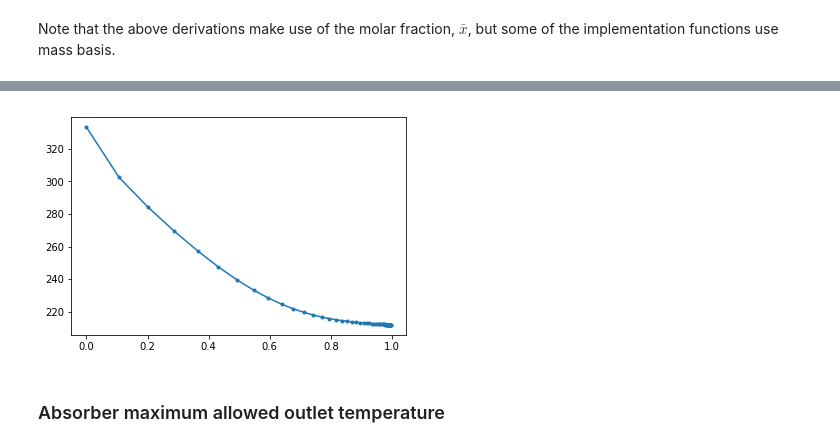
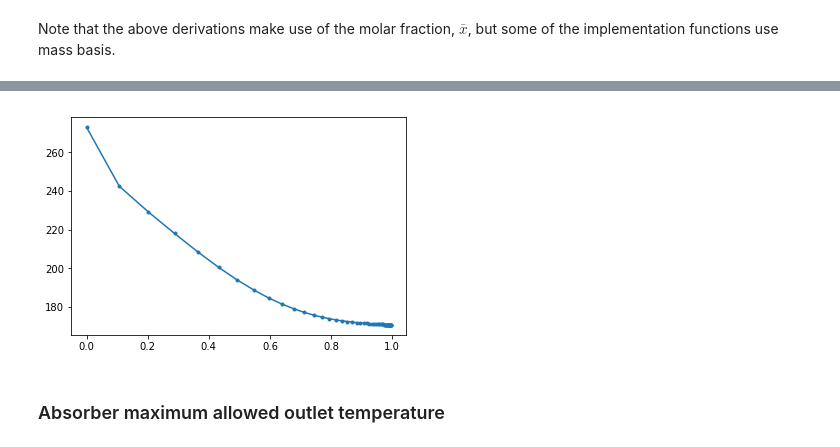
Before and after one commit to nfette/openACHP, a Jupyter notebook: src/Feasibility of ammonia-aqua chiller.ipynb, the cells around one changed output, grey strips where cells are left out. Saved outputs shown, nothing was run; the diff lists cells and outputs as text; code cells hidden in the pictures.

```diff
--- a/src/Feasibility of ammonia-aqua chiller.ipynb
+++ b/src/Feasibility of ammonia-aqua chiller.ipynb
@@ -217,17 +217,17 @@ ammonia_props.availableCodeStringsForward
  268: ['P', 'u', 'Qu'],
  278: ['P', 'v', 'Qu']}
 # %%
-p_min = 0.20 # (bar) -- refer to benchmark_nh3h2o.ipynb
+p_min = 0.006 # (bar) -- refer to benchmark_nh3h2o.ipynb
 astate = amm.props2(P=p_min,x=0.998,Qu=0)
 astate
 import numpy
 x_refrig = 1-numpy.logspace(0,-8,base=2)
 T_min_cond = amm.props2v(P=p_min,x=x_refrig,Qu=0)[0]
 import matplotlib.pyplot as plt
 plt.plot(x_refrig, T_min_cond,'.-')
 plt.show()
 # %% [output]
-[figure, old version]
+[figure, new version]
 # %% [markdown]
 ### Absorber maximum allowed outlet temperature
 # %%
```
Also changed, not shown: parts of 13 cells of this notebook.
